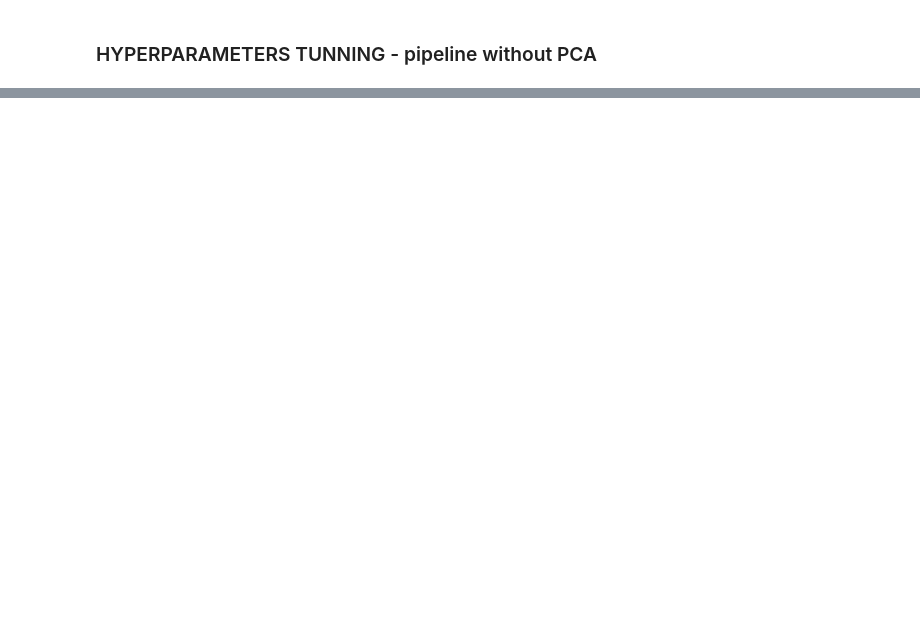
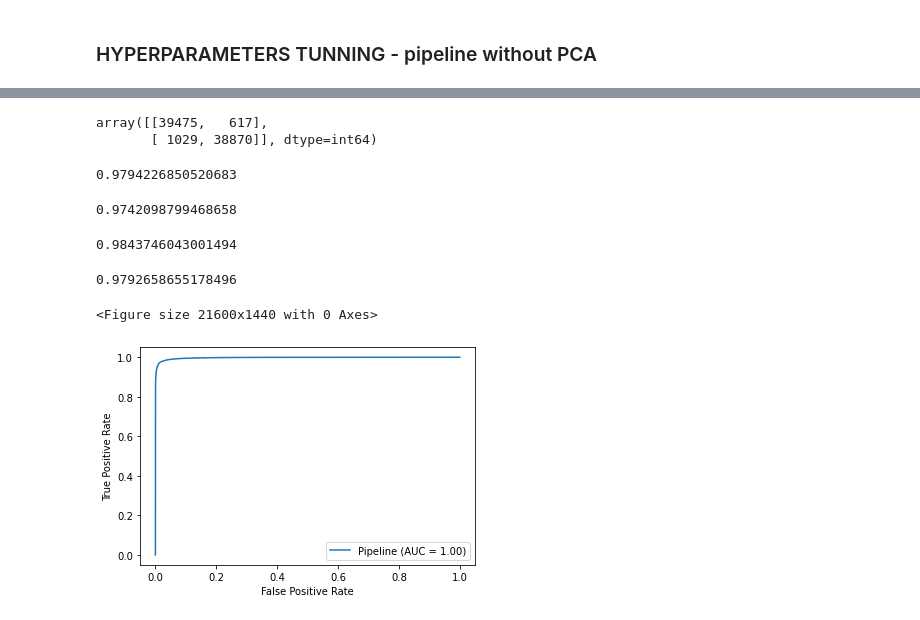
Before and after one commit to patrycjapiechowicz/cybersec, a Jupyter notebook: notebooks/final_pipeline.ipynb, the cells around one changed output, grey strips where cells are left out. Saved outputs shown, nothing was run; the diff lists cells and outputs as text; code cells hidden in the pictures; blank space fills up the shorter version.

```diff
--- a/notebooks/final_pipeline.ipynb
+++ b/notebooks/final_pipeline.ipynb
@@ -96,4 +109,4 @@ client = MongoClient('mongodb://cybersec:cybersec2021@146.59.3.95:27017/?authSou
 db = client.cybersec
 col = db.test
 # %%
-df = pd.DataFrame(get_sample(db.clean,2000))
+df = pd.DataFrame(get_sample(db.clean,799999))
@@ -434,0 +421,2 @@ Cross Validation total time: 0.5864460468292236
+# %%
+model_file_name = r'xgb_model_800k.model'
@@ -434,0 +426,3 @@ Cross Validation total time: 0.5864460468292236
+# %%
+# Read model
+xgb_model_loaded = pickle.load(open(model_file_name, "rb"))
@@ -434,0 +437,30 @@ Cross Validation total time: 0.5864460468292236
+# %%
+cm
+# %% [output]
+array([[39475,   617],
+       [ 1029, 38870]], dtype=int64)
+# %%
+accuracy_score(y_test, preds)
+# %% [output]
+0.9794226850520683
+# %%
+recall_score(y_test, preds)
+# %% [output]
+0.9742098799468658
+# %%
+precision_score(y_test, preds)
+# %% [output]
+0.9843746043001494
+# %%
+f1_score(y_test, preds)
+# %% [output]
+0.9792658655178496
+# %%
+plt.figure(figsize=(300,20))
+
+plot_roc_curve(xgb_model_loaded, X_test, y_test)
+
+plt.show()
+# %% [output]
+<Figure size 21600x1440 with 0 Axes>
+[figure, added]
```
Also changed, not shown: parts of 25 cells of this notebook.
